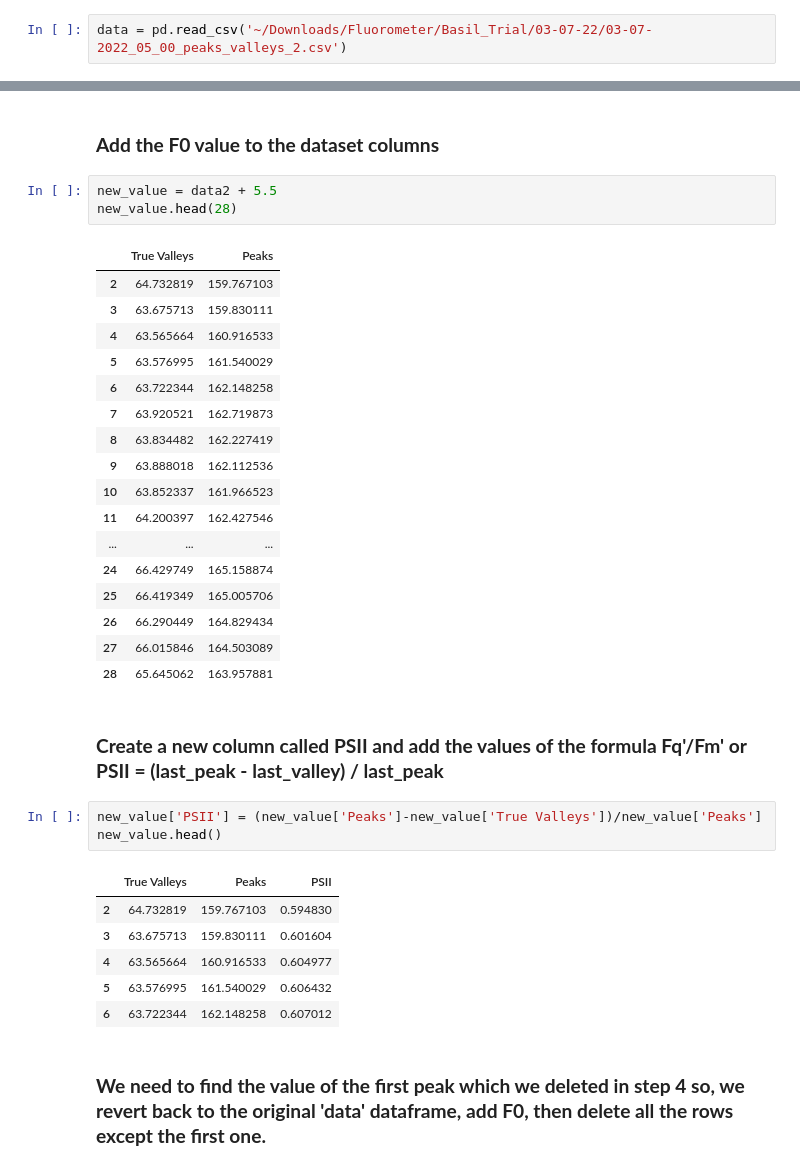
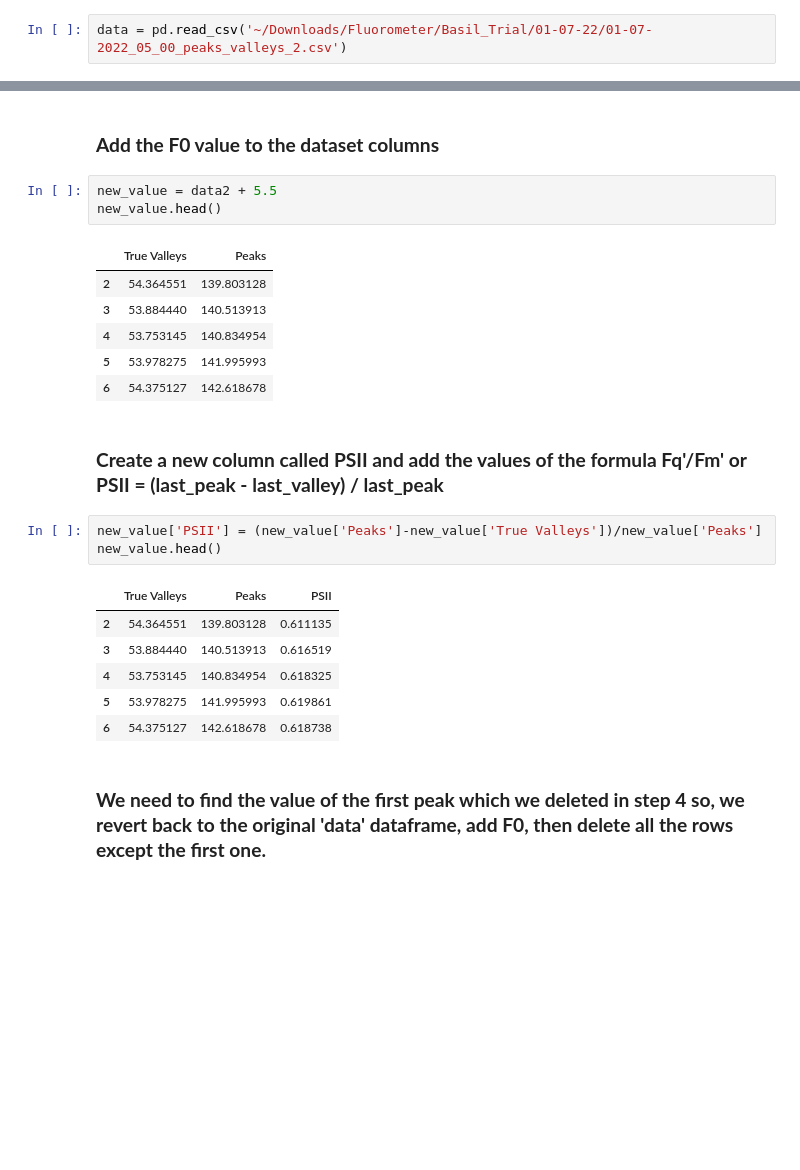
Before and after one commit to maykef/Fluorometer_Jupyter_Notebooks, a Jupyter notebook: Data_visualisation_1.ipynb, the cells around one changed output, grey strips where cells are left out. Cells and saved outputs as stored; diff of their text form; blank space fills up the shorter version.

```diff
--- a/Data_visualisation_1.ipynb
+++ b/Data_visualisation_1.ipynb
@@ -9,7 +9,7 @@ import matplotlib.pyplot as plt
 # %% [markdown]
 ### **Load the csv file using pd.read_csv**
 # %%
-data = pd.read_csv('~/Downloads/Fluorometer/Basil_Trial/03-07-22/03-07-2022_05_00_peaks_valleys_2.csv')
+data = pd.read_csv('~/Downloads/Fluorometer/Basil_Trial/01-07-22/01-07-2022_05_00_peaks_valleys_2.csv')
 # %% [markdown]
 ### **Inspect the Dataset**
 # %%
@@ -71,25 +49,14 @@ data2.head(28)
 ### **Add the F0 value to the dataset columns**
 # %%
 new_value = data2 + 5.5
-new_value.head(28)
+new_value.head()
 # %% [output]
 |  | True Valleys | Peaks |
-| 2 | 64.732819 | 159.767103 |
-| 3 | 63.675713 | 159.830111 |
-| 4 | 63.565664 | 160.916533 |
-| 5 | 63.576995 | 161.540029 |
-| 6 | 63.722344 | 162.148258 |
-| 7 | 63.920521 | 162.719873 |
-| 8 | 63.834482 | 162.227419 |
-| 9 | 63.888018 | 162.112536 |
-| 10 | 63.852337 | 161.966523 |
-| 11 | 64.200397 | 162.427546 |
-| ... | ... | ... |
-| 24 | 66.429749 | 165.158874 |
-| 25 | 66.419349 | 165.005706 |
-| 26 | 66.290449 | 164.829434 |
-| 27 | 66.015846 | 164.503089 |
-| 28 | 65.645062 | 163.957881 |
+| 2 | 54.364551 | 139.803128 |
+| 3 | 53.884440 | 140.513913 |
+| 4 | 53.753145 | 140.834954 |
+| 5 | 53.978275 | 141.995993 |
+| 6 | 54.375127 | 142.618678 |
 # %% [markdown]
 ### **Create a new column called PSII and add the values of the formula Fq'/Fm' or PSII = (last_peak - last_valley) / last_peak**
 # %%
@@ -97,11 +64,11 @@ new_value['PSII'] = (new_value['Peaks']-new_value['True Valleys'])/new_value['Pe
 new_value.head()
 # %% [output]
 |  | True Valleys | Peaks | PSII |
-| 2 | 64.732819 | 159.767103 | 0.594830 |
-| 3 | 63.675713 | 159.830111 | 0.601604 |
-| 4 | 63.565664 | 160.916533 | 0.604977 |
-| 5 | 63.576995 | 161.540029 | 0.606432 |
-| 6 | 63.722344 | 162.148258 | 0.607012 |
+| 2 | 54.364551 | 139.803128 | 0.611135 |
+| 3 | 53.884440 | 140.513913 | 0.616519 |
+| 4 | 53.753145 | 140.834954 | 0.618325 |
+| 5 | 53.978275 | 141.995993 | 0.619861 |
+| 6 | 54.375127 | 142.618678 | 0.618738 |
 # %% [markdown]
 ### **We need to find the value of the first peak which we deleted in step 4 so, we revert back to the original 'data' dataframe, add F0, then delete all the rows except the first one.**
 # %%
```
Also changed, not shown: parts of 6 cells of this notebook.
